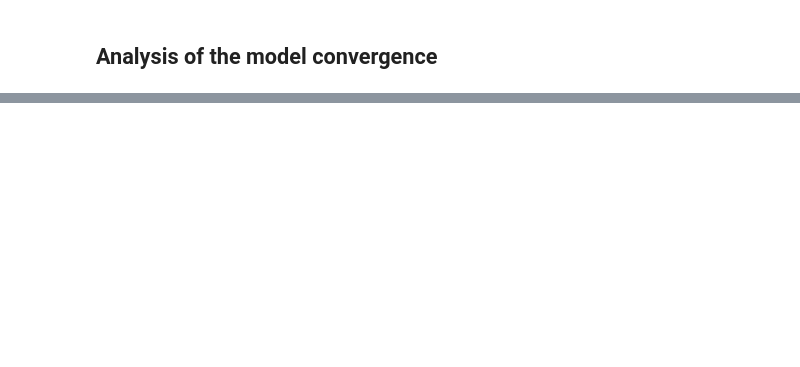
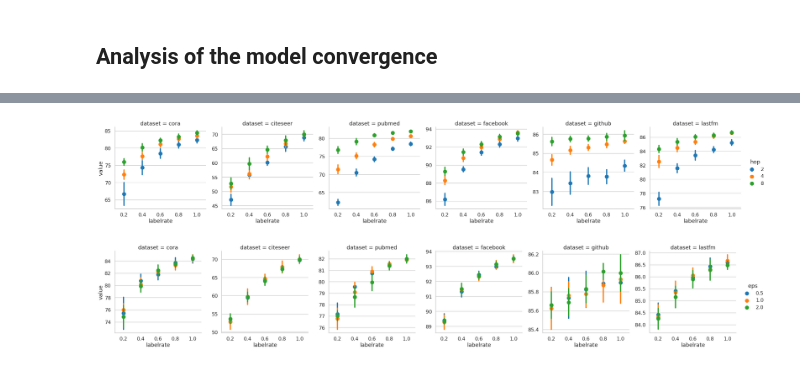
Before and after one commit to sisaman/LPGNN, a Jupyter notebook: results.ipynb, the cells around one changed output, grey strips where cells are left out. Cells and saved outputs as stored; diff of their text form; code cells hidden in the pictures; blank space fills up the shorter version.

```diff
--- a/results.ipynb
+++ b/results.ipynb
@@ -382,0 +399,23 @@ ax.set_xlabels('Epoch')
+# %%
+data = read_tensorboard_logs(
+    path='temp/',
+    tasks=['node'],
+    datasets=available_datasets(),
+    label_rates=[0.2, 0.4, 0.6, 0.8, 1.0],
+    methods=['mbm'],
+    epsilons=[1.0],
+    hops=[2, 4, 8],
+    aggs=['gcn'],
+    loops=[False],
+    metrics=['test_acc']
+)
+# %%
+ax = sns.catplot(
+    kind='point', data=data, x='labelrate', y='value', hue='hop', col='dataset', ci='sd',
+    sharex=False, sharey=False, join=False
+)
+
+# ax.set(ylim=40)
+export_figure(path='figures', df=data, x='labelrate', y='value', hue='hop', row='agg', col='dataset', group='task')
+# %% [output]
+[figure, added]
@@ -382,0 +435,9 @@ ax.set_xlabels('Epoch')
+# %%
+ax = sns.catplot(
+    kind='point', data=data, x='labelrate', y='value', hue='eps', col='dataset', ci='sd',
+    sharex=False, sharey=False, join=False
+)
+
+export_figure(path='figures', df=data, x='labelrate', y='value', hue='eps', row='agg', col='dataset', group='task')
+# %% [output]
+[figure, added]
```
Also changed, not shown: parts of 16 cells of this notebook.
